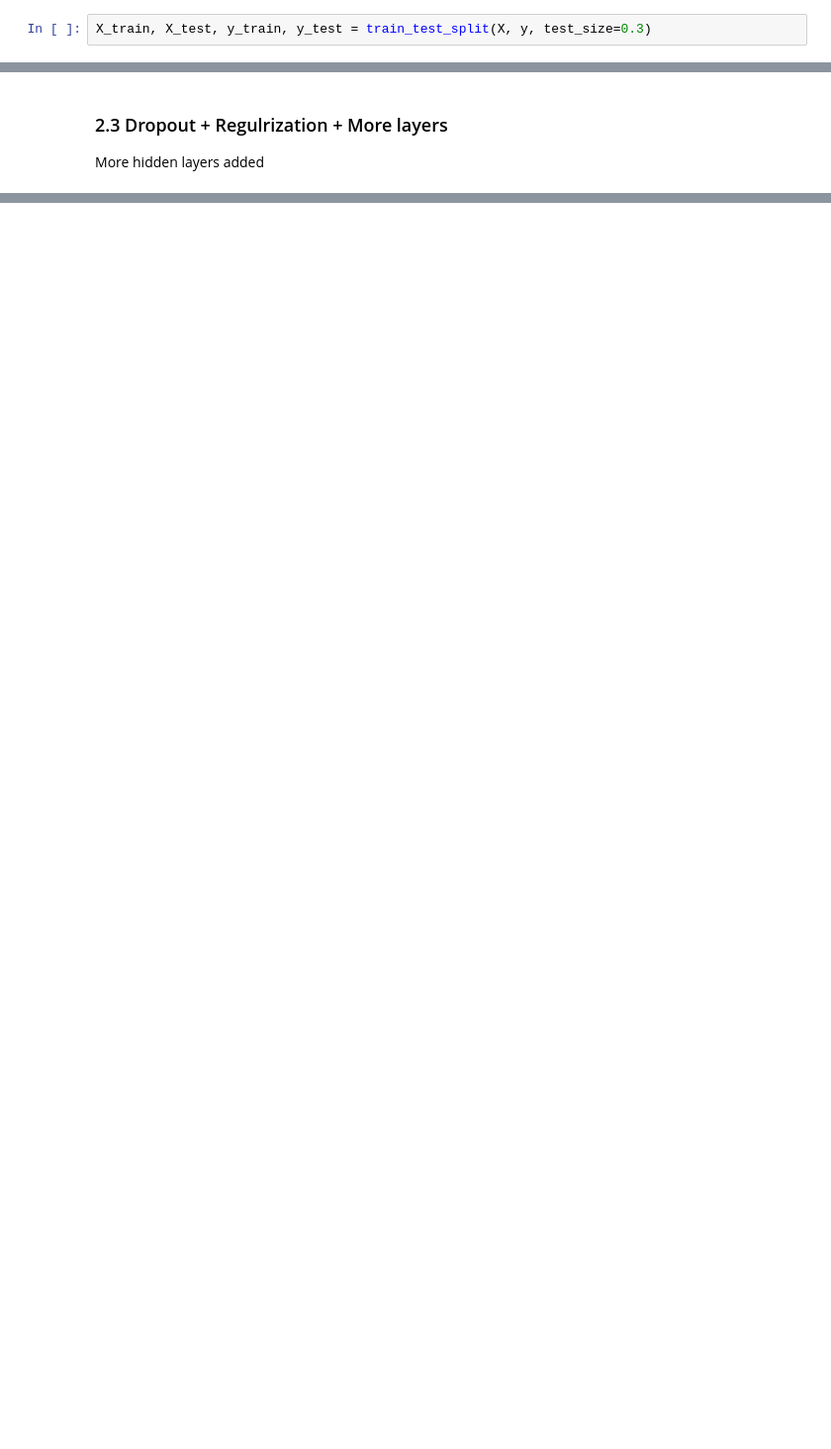
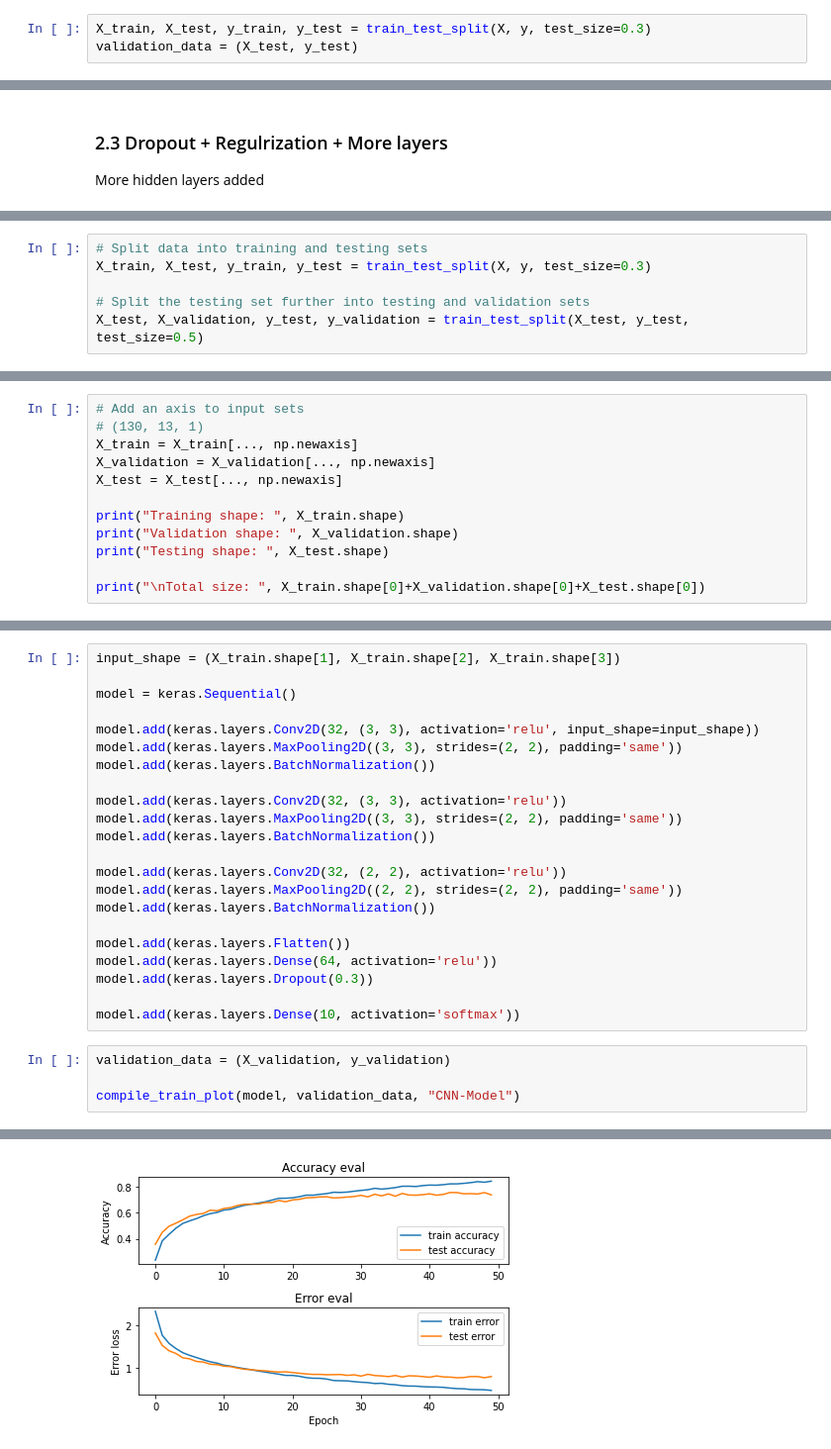
Before and after one commit to archity/music-processing, a Jupyter notebook: 3 - GTZAN Neural Network.ipynb, the cells around one changed output, grey strips where cells are left out. Shown at 99% size. Drawn from its saved outputs; the diff is of its cells as text; blank space fills up the shorter version.

```diff
--- a/3 - GTZAN Neural Network.ipynb
+++ b/3 - GTZAN Neural Network.ipynb
@@ -26,6 +27,7 @@ print(y.shape)
 (9986,)
 # %%
 X_train, X_test, y_train, y_test = train_test_split(X, y, test_size=0.3)
+validation_data = (X_test, y_test)
 # %%
 print("Training set: ")
 print(X_train.shape)
@@ -244,0 +264,6 @@ Training finished
+# %%
+# Split data into training and testing sets
+X_train, X_test, y_train, y_test = train_test_split(X, y, test_size=0.3)
+
+# Split the testing set further into testing and validation sets
+X_test, X_validation, y_test, y_validation = train_test_split(X_test, y_test, test_size=0.5)
@@ -244,0 +278,12 @@ Training finished
+# %%
+# Add an axis to input sets
+# (130, 13, 1)
+X_train = X_train[..., np.newaxis]
+X_validation = X_validation[..., np.newaxis]
+X_test = X_test[..., np.newaxis]
+
+print("Training shape: ", X_train.shape)
+print("Validation shape: ", X_validation.shape)
+print("Testing shape: ", X_test.shape)
+
+print("\nTotal size: ", X_train.shape[0]+X_validation.shape[0]+X_test.shape[0])
@@ -244,0 +298,27 @@ Training finished
+# %%
+input_shape = (X_train.shape[1], X_train.shape[2], X_train.shape[3])
+
+model = keras.Sequential()
+
+model.add(keras.layers.Conv2D(32, (3, 3), activation='relu', input_shape=input_shape))
+model.add(keras.layers.MaxPooling2D((3, 3), strides=(2, 2), padding='same'))
+model.add(keras.layers.BatchNormalization())
+
+model.add(keras.layers.Conv2D(32, (3, 3), activation='relu'))
+model.add(keras.layers.MaxPooling2D((3, 3), strides=(2, 2), padding='same'))
+model.add(keras.layers.BatchNormalization())
+
+model.add(keras.layers.Conv2D(32, (2, 2), activation='relu'))
+model.add(keras.layers.MaxPooling2D((2, 2), strides=(2, 2), padding='same'))
+model.add(keras.layers.BatchNormalization())
+
+model.add(keras.layers.Flatten())
+model.add(keras.layers.Dense(64, activation='relu'))
+model.add(keras.layers.Dropout(0.3))
+
+model.add(keras.layers.Dense(10, activation='softmax'))
+# %%
+validation_data = (X_validation, y_validation)
+
+compile_train_plot(model, validation_data, "CNN-Model")
+# %% [output]
@@ -244,0 +342 @@ Training finished
+[figure, added]
```
Also changed, not shown: parts of 15 cells of this notebook, 2 other files.
